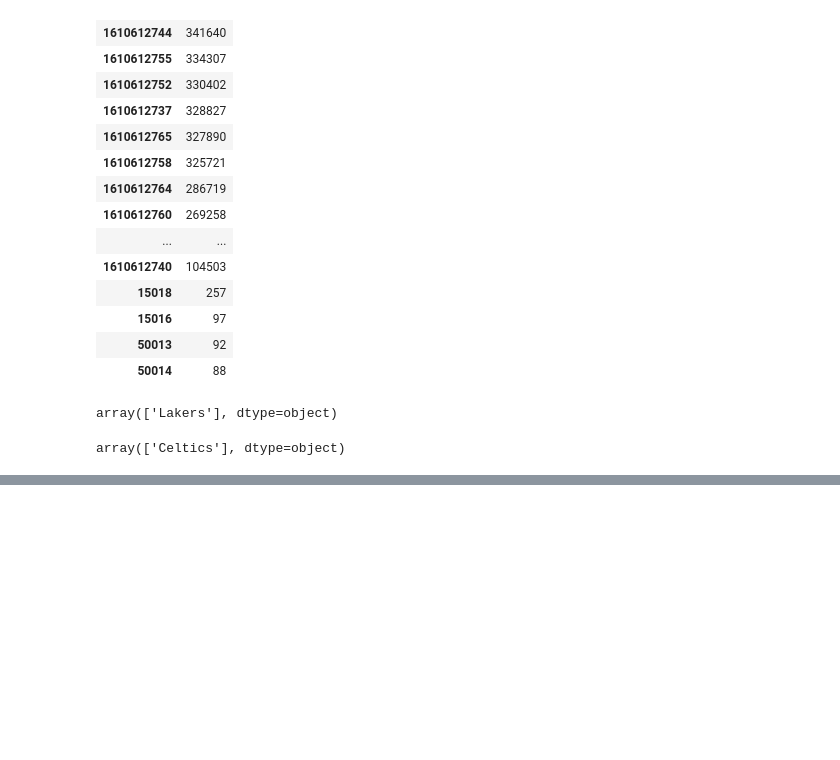
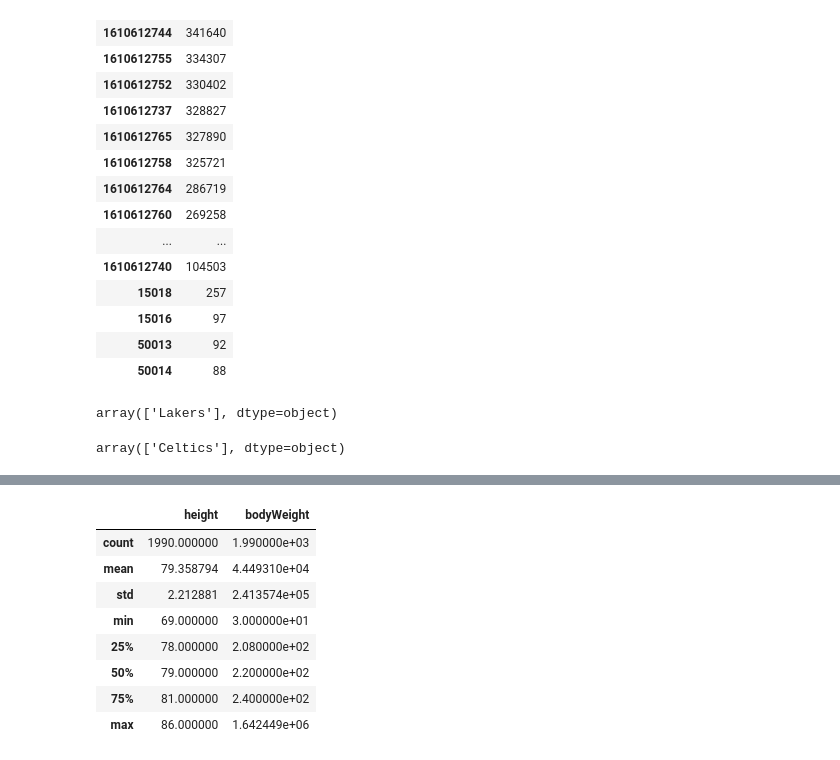
Before and after one commit to 2roma5/Diplomado_M1, a Jupyter notebook: nba.ipynb, the cells around one changed output, grey strips where cells are left out. Cells and saved outputs as stored; diff of their text form; code cells hidden in the pictures; blank space fills up the shorter version.

```diff
--- a/nba.ipynb
+++ b/nba.ipynb
@@ -708,0 +735,12 @@ array(['Celtics'], dtype=object)
+# %%
+players[players['forward']==1][['height','bodyWeight']].describe()
+# %% [output]
+|  | height | bodyWeight |
+| count | 1990.000000 | 1.990000e+03 |
+| mean | 79.358794 | 4.449310e+04 |
+| std | 2.212881 | 2.413574e+05 |
+| min | 69.000000 | 3.000000e+01 |
+| 25% | 78.000000 | 2.080000e+02 |
+| 50% | 79.000000 | 2.200000e+02 |
+| 75% | 81.000000 | 2.400000e+02 |
+| max | 86.000000 | 1.642449e+06 |
```
Also changed, not shown: parts of 3 cells of this notebook.
